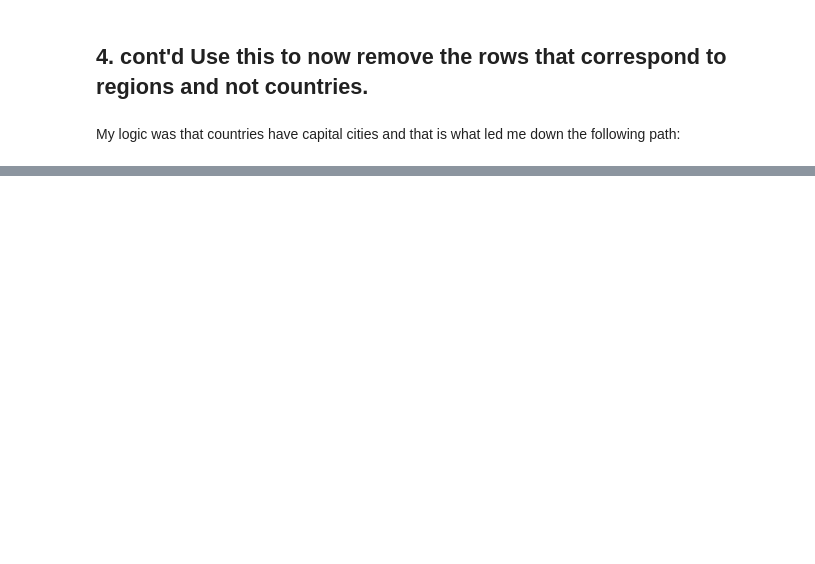
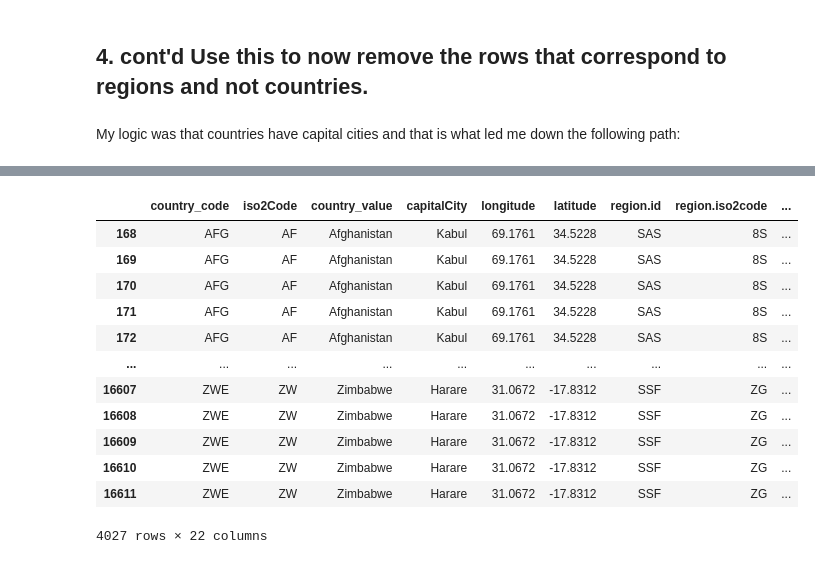
Before and after one commit to nss-data-science-cohort-8/api-exercise-catdgomez, a Jupyter notebook: notebooks/undata_api_exercise.ipynb, the cells around one changed output, grey strips where cells are left out. Drawn from its saved outputs; the diff is of its cells as text; code cells hidden in the pictures; blank space fills up the shorter version.

```diff
--- a/notebooks/undata_api_exercise.ipynb
+++ b/notebooks/undata_api_exercise.ipynb
@@ -436,3 +475,19 @@ len(cty_le_gdp_capcity['country_value'].unique())
+# %%
+cty_le_gdp_capcity
+# %% [output]
+|  | country_code | iso2Code | country_value | capitalCity | longitude | latitude | region.id | region.iso2code | ... |
+| 168 | AFG | AF | Afghanistan | Kabul | 69.1761 | 34.5228 | SAS | 8S | ... |
+| 169 | AFG | AF | Afghanistan | Kabul | 69.1761 | 34.5228 | SAS | 8S | ... |
+| 170 | AFG | AF | Afghanistan | Kabul | 69.1761 | 34.5228 | SAS | 8S | ... |
+| 171 | AFG | AF | Afghanistan | Kabul | 69.1761 | 34.5228 | SAS | 8S | ... |
+| 172 | AFG | AF | Afghanistan | Kabul | 69.1761 | 34.5228 | SAS | 8S | ... |
+| ... | ... | ... | ... | ... | ... | ... | ... | ... | ... |
+| 16607 | ZWE | ZW | Zimbabwe | Harare | 31.0672 | -17.8312 | SSF | ZG | ... |
+| 16608 | ZWE | ZW | Zimbabwe | Harare | 31.0672 | -17.8312 | SSF | ZG | ... |
+| 16609 | ZWE | ZW | Zimbabwe | Harare | 31.0672 | -17.8312 | SSF | ZG | ... |
+| 16610 | ZWE | ZW | Zimbabwe | Harare | 31.0672 | -17.8312 | SSF | ZG | ... |
+| 16611 | ZWE | ZW | Zimbabwe | Harare | 31.0672 | -17.8312 | SSF | ZG | ... |
+4027 rows × 22 columns
 # %%
 cty_le_gdp_capcity['country_value'].unique()
 # %% [output]
```
Also changed, not shown: parts of 12 cells of this notebook.
